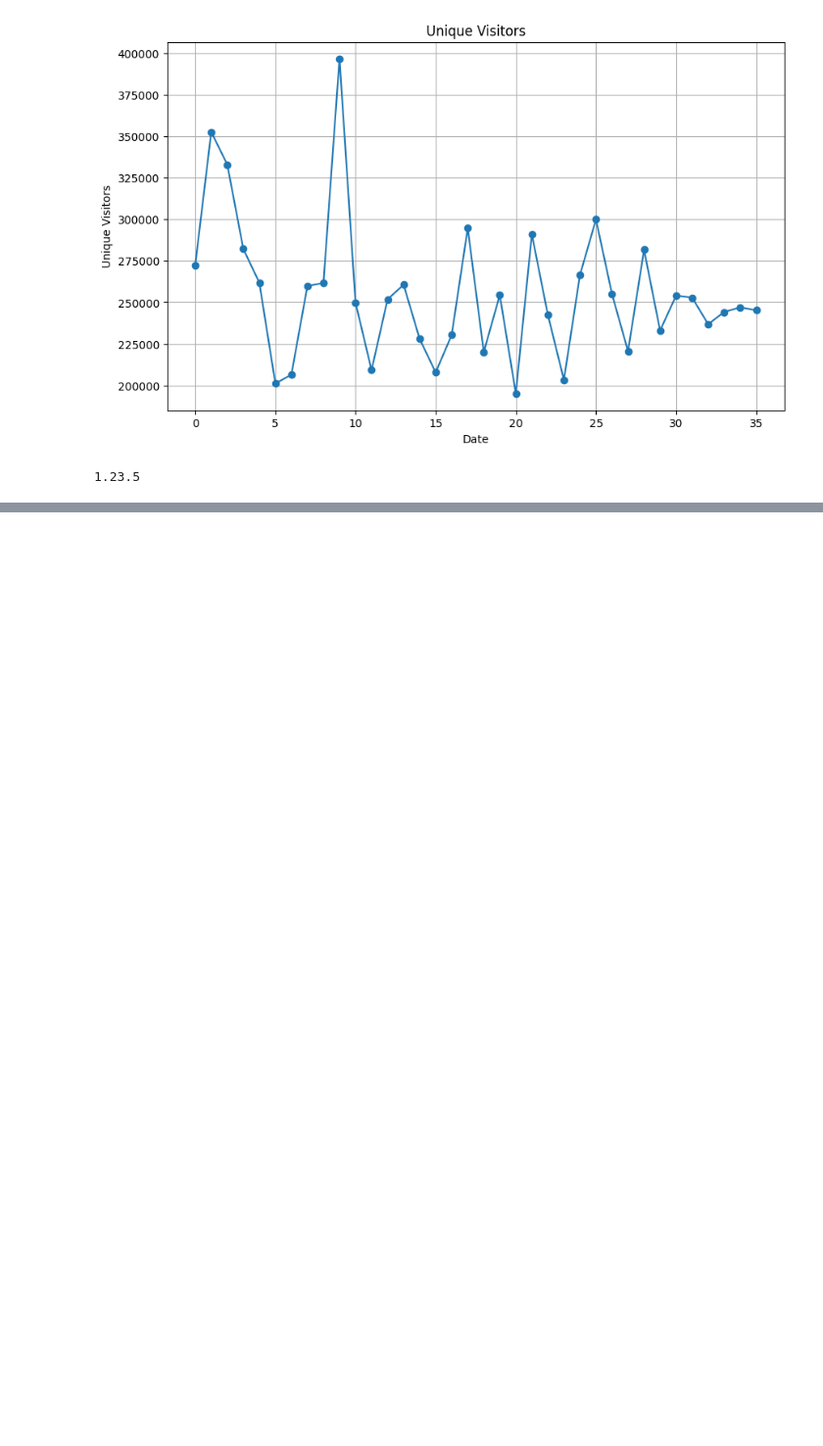
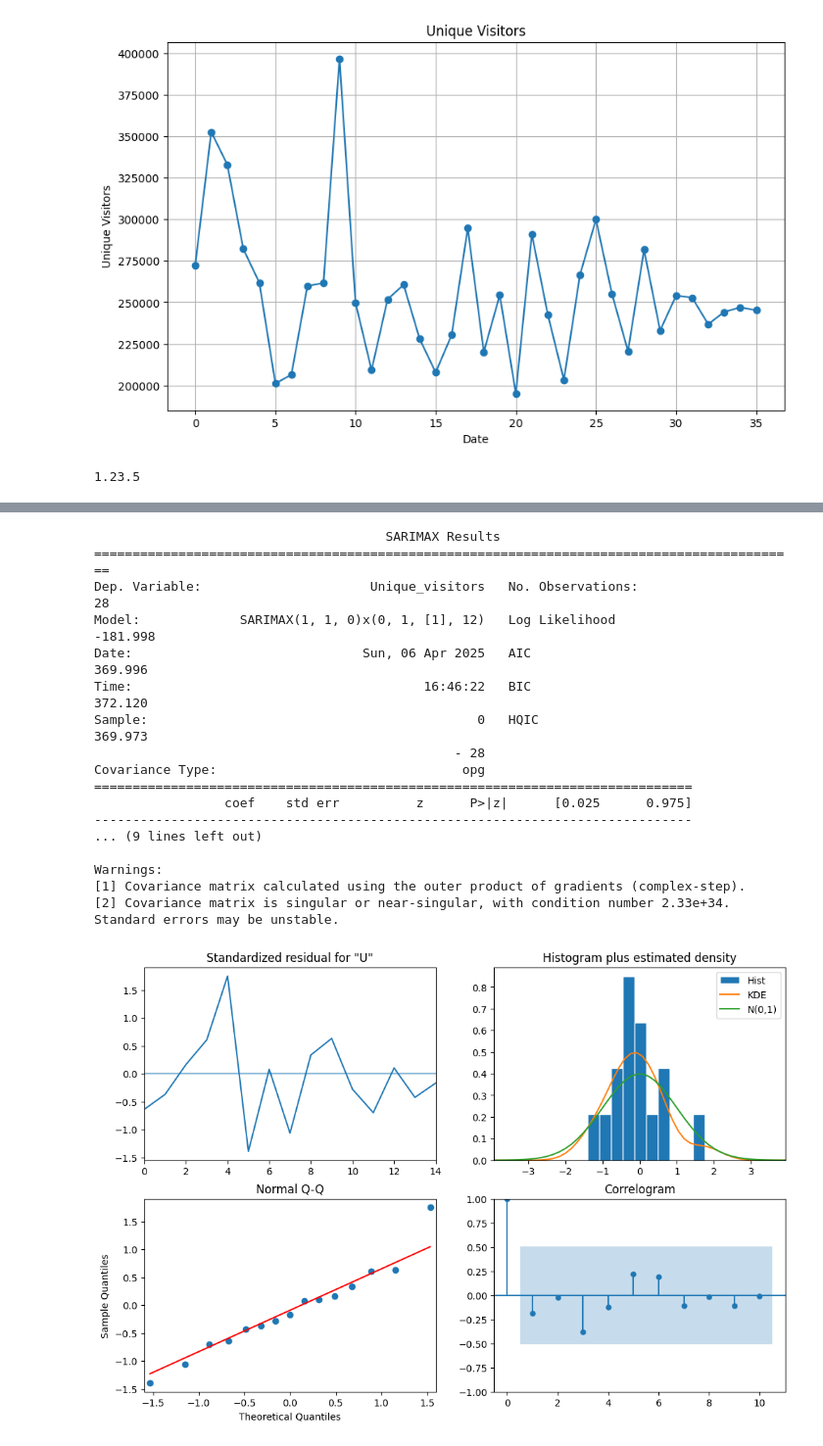
Before and after one commit to josean9/IA-Casos, a Jupyter notebook: notebooks/notebook1_eda.ipynb, the cells around one changed output, grey strips where cells are left out. Shown: that part at 98% size. Cells and saved outputs as stored; diff of their text form; code cells hidden in the pictures; blank space fills up the shorter version.

```diff
--- a/notebooks/notebook1_eda.ipynb
+++ b/notebooks/notebook1_eda.ipynb
@@ -196,0 +169,35 @@ Warnings:
+# %%
+from statsmodels.tsa.api import SARIMAX
+import matplotlib.pyplot as plt
+
+# 1. Ajustar el modelo a los datos de entrenamiento
+sarima_model2 = SARIMAX(train['Unique_visitors'],
+                        order=(1, 1, 0),
+                        seasonal_order=(0, 1, 1, 12))
+sarima_result = sarima_model2.fit()
+
+# 6. Resultados
+print(sarima_result.summary())
+
+# 7. Diagnóstico
+sarima_result.plot_diagnostics(figsize=(12,8))
+plt.show()
+# %% [output]
+                                      SARIMAX Results
+============================================================================================
+Dep. Variable:                      Unique_visitors   No. Observations:                   28
+Model:             SARIMAX(1, 1, 0)x(0, 1, [1], 12)   Log Likelihood                -181.998
+Date:                              Sun, 06 Apr 2025   AIC                            369.996
+Time:                                      16:46:22   BIC                            372.120
+Sample:                                           0   HQIC                           369.973
+                                               - 28
+Covariance Type:                                opg
+==============================================================================
+                 coef    std err          z      P>|z|      [0.025      0.975]
+------------------------------------------------------------------------------
+... (9 lines left out)
+
+Warnings:
+[1] Covariance matrix calculated using the outer product of gradients (complex-step).
+[2] Covariance matrix is singular or near-singular, with condition number 2.33e+34. Standard errors may be unstable.
+[figure, added]
```
Also changed, not shown: parts of 17 cells of this notebook.
